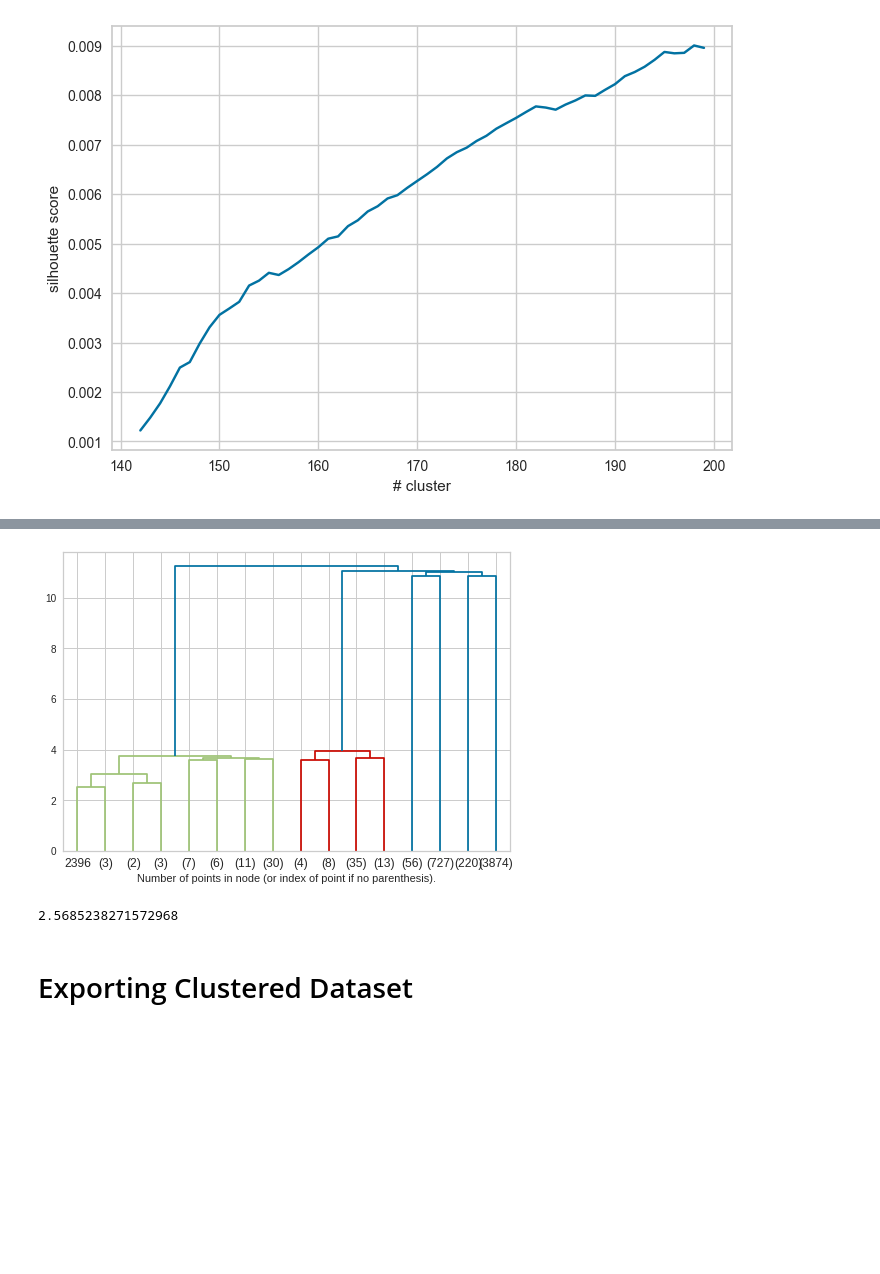
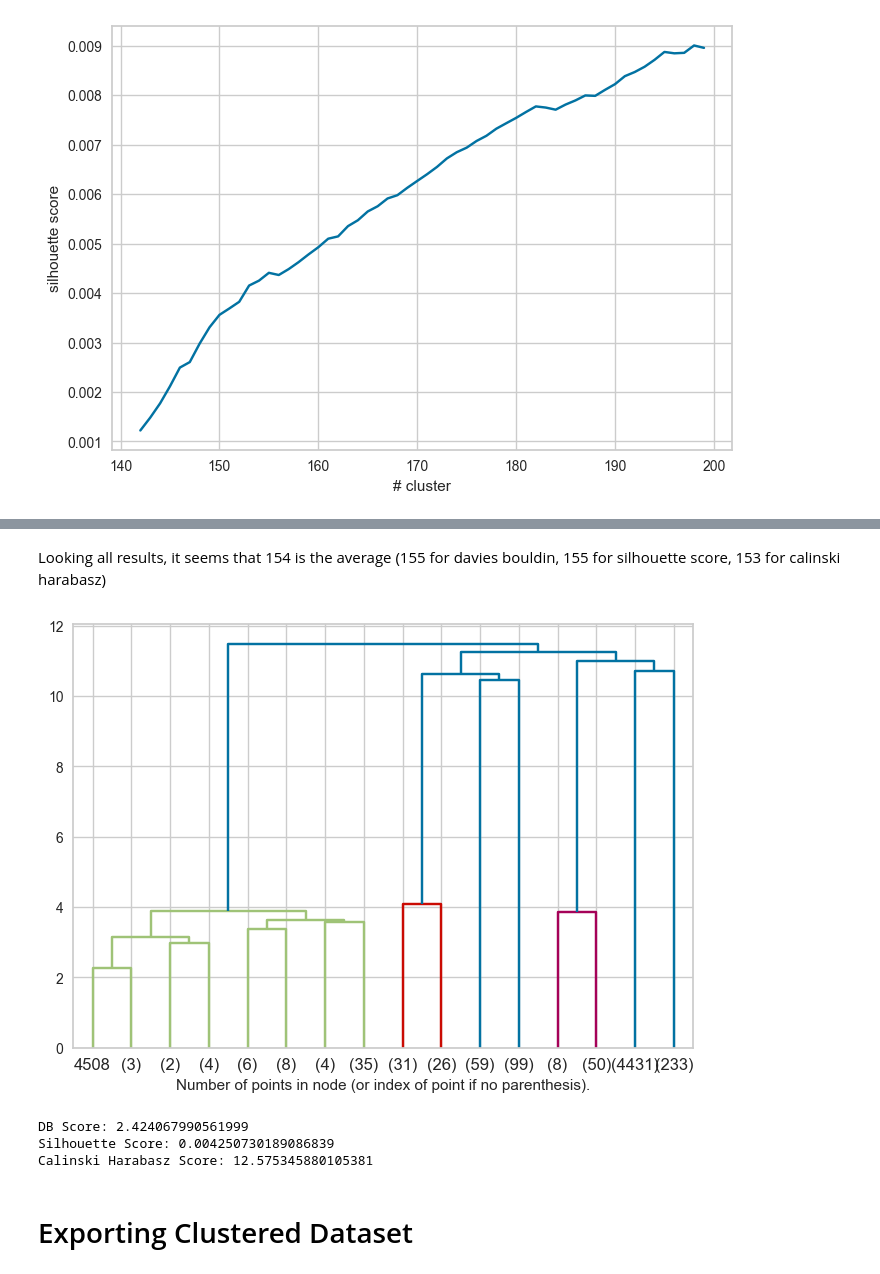
Before and after one commit to angelonazzaro/ZaMatcher, a Jupyter notebook: clustering.ipynb, the cells around one changed output, grey strips where cells are left out. Cells and saved outputs as stored; diff of their text form; code cells hidden in the pictures; blank space fills up the shorter version.

Commit message:
Added new metrics and new cluster

```diff
--- a/clustering.ipynb
+++ b/clustering.ipynb
@@ -144,12 +157,13 @@ plt.show()
 # %%
 from sklearn.cluster import AgglomerativeClustering
 
-from sklearn.metrics import davies_bouldin_score, silhouette_score
+from sklearn.metrics import davies_bouldin_score, silhouette_score, calinski_harabasz_score
 
 cluster_count = range(2, 200)
 
 davies_scores = []
 silhouette_scores = []
+calinski_harabasz_scores = []
 
 for i in cluster_count:
     hac_model = AgglomerativeClustering(n_clusters = i)
@@ -157,3 +171,4 @@ for i in cluster_count:
     hac_assignments = hac_model.labels_
     davies_scores.append(davies_bouldin_score(training_df, hac_assignments))
     silhouette_scores.append(silhouette_score(training_df, hac_assignments))
+    calinski_harabasz_scores.append(calinski_harabasz_score(training_df, hac_assignments))
@@ -176,40 +208,46 @@ plot_metrics(cluster_count, silhouette_scores, "silhouette score", 140, 200)
+# %% [markdown]
+Looking all results, it seems that 154 is the average (155 for davies bouldin, 155 for silhouette score, 153 for calinski harabasz)
 # %%
 from scipy.cluster.hierarchy import dendrogram
 
 def plot_dendrogram(model, **kwargs):
     # Create linkage matrix and then plot the dendrogram
 
     # create the counts of samples under each node
     counts = np.zeros(model.children_.shape[0])
     n_samples = len(model.labels_)
     for i, merge in enumerate(model.children_):
         current_count = 0
         for child_idx in merge:
             if child_idx < n_samples:
                 current_count += 1  # leaf node
             else:
                 current_count += counts[child_idx - n_samples]
         counts[i] = current_count
 
     linkage_matrix = np.column_stack(
         [model.children_, model.distances_, counts]
     ).astype(float)
 
     # Plot the corresponding dendrogram
     dendrogram(linkage_matrix, **kwargs)
 
-hac_model = AgglomerativeClustering(compute_distances=True, n_clusters = 151)
+hac_model = AgglomerativeClustering(compute_distances=True, n_clusters = 154)
 hac_model.fit(training_df)
 
 plot_dendrogram(hac_model, truncate_mode="level", p=3)
 plt.xlabel("Number of points in node (or index of point if no parenthesis).")
 plt.show()
 # %% [output]
-[figure, old version]
+[figure, new version]
-# %%
-davies_bouldin_score(training_df, hac_model.labels_)
-# %% [output]
-2.5685238271572968
+# %%
+print(f"DB Score: {davies_bouldin_score(training_df, hac_model.labels_)}")
+print(f"Silhouette Score: {silhouette_score(training_df, hac_model.labels_)}")
+print(f"Calinski Harabasz Score: {calinski_harabasz_score(training_df, hac_model.labels_)}")
+# %% [output]
+DB Score: 2.424067990561999
+Silhouette Score: 0.004250730189086839
+Calinski Harabasz Score: 12.575345880105381
 # %% [markdown]
 # Exporting Clustered Dataset
 # %%
```
Also changed, not shown: parts of 8 cells of this notebook, 2 other files.
